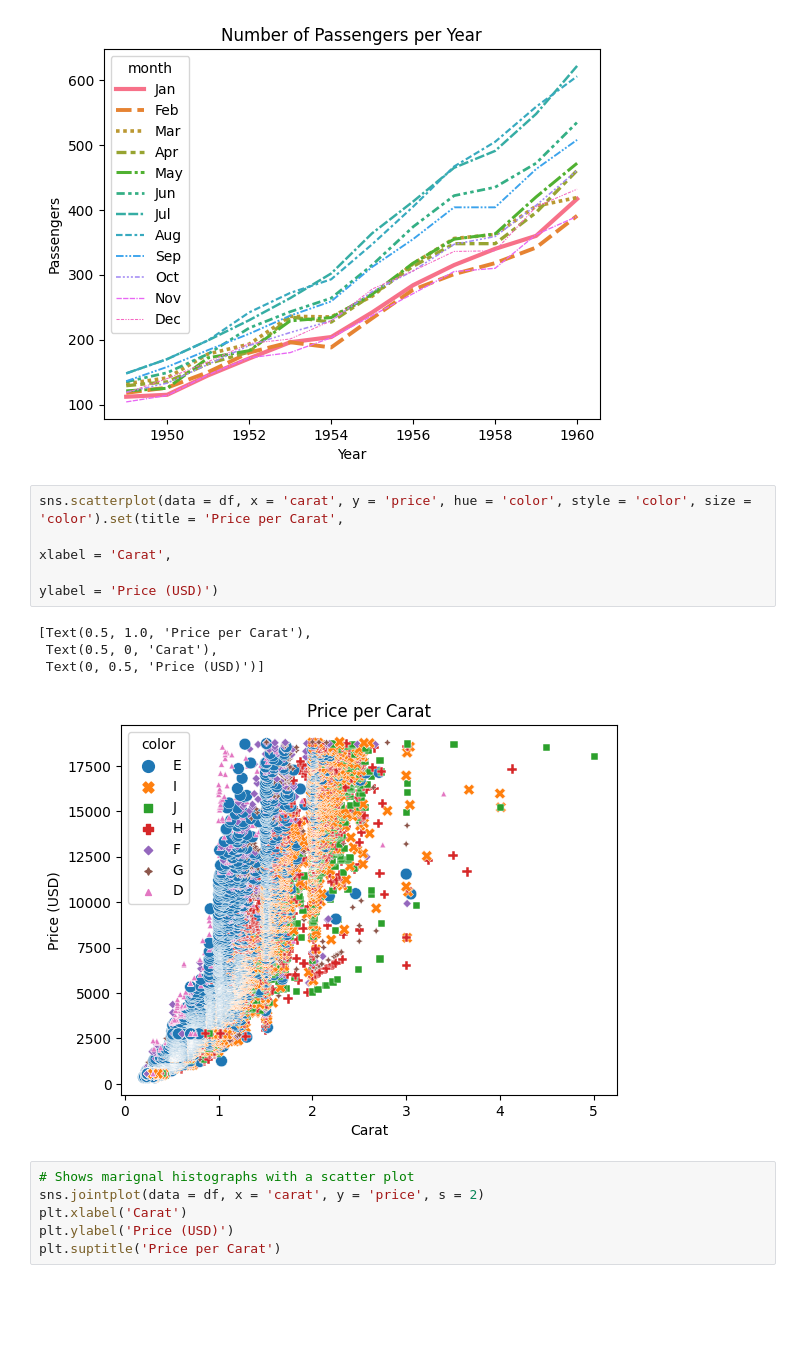
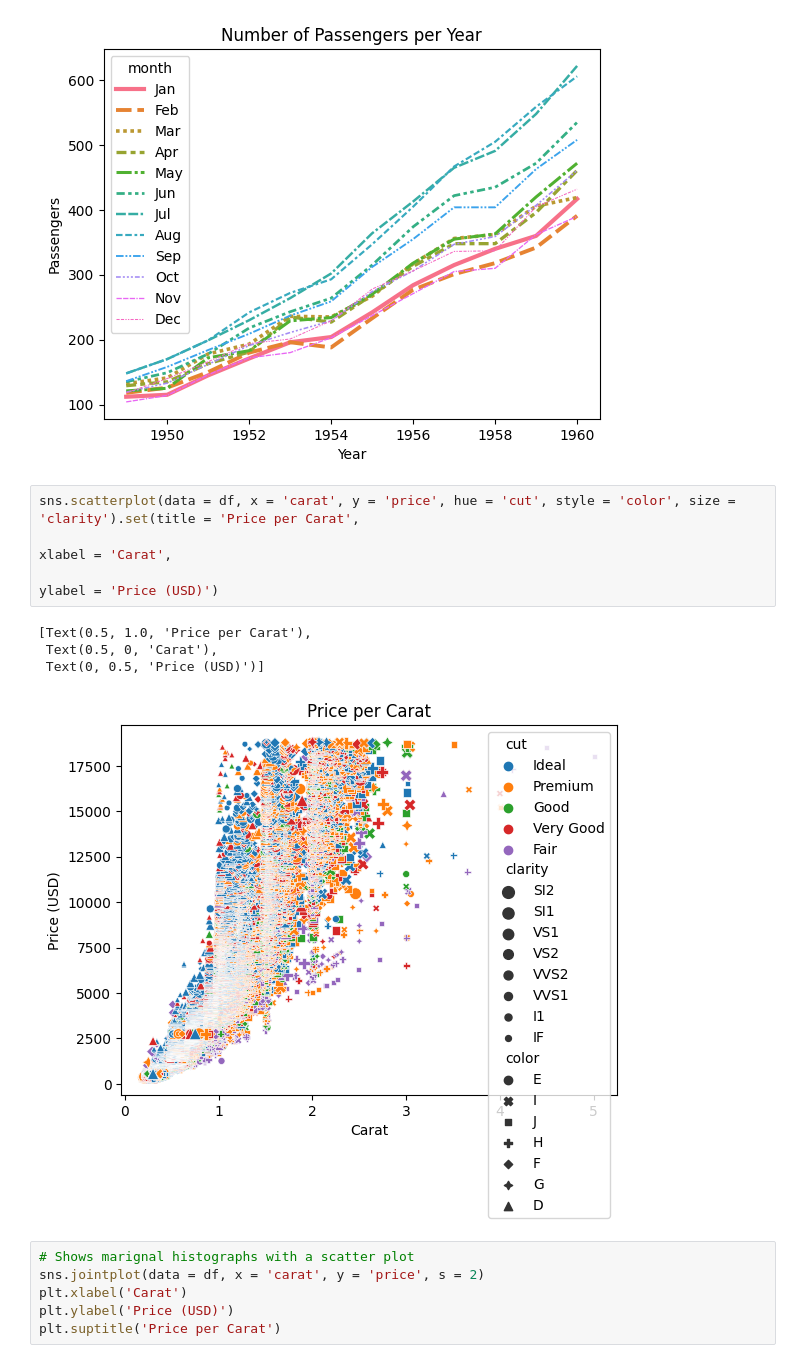
Before and after one commit to adriang1003/AM170B, a Jupyter notebook: Lectures/L2/Data Visualization and Pandas Bootcamp.ipynb, the cells around one changed output. Drawn from its saved outputs; the diff is of its cells as text; blank space fills up the shorter version.

Commit message:
Final draft of 'Data Visualization and Pandas Bootcamp' presentation

```diff
--- a/Lectures/L2/Data Visualization and Pandas Bootcamp.ipynb
+++ b/Lectures/L2/Data Visualization and Pandas Bootcamp.ipynb
@@ -682,14 +735,14 @@ sns.lineplot(data = flights, x = 'year', y = 'passengers', hue = 'month', style
  Text(0, 0.5, 'Passengers')]
 [figure]
 # %%
-sns.scatterplot(data = df, x = 'carat', y = 'price', hue = 'color', style = 'color', size = 'color').set(title = 'Price per Carat',
+sns.scatterplot(data = df, x = 'carat', y = 'price', hue = 'cut', style = 'color', size = 'clarity').set(title = 'Price per Carat',
                                                                                                          xlabel = 'Carat',
                                                                                                          ylabel = 'Price (USD)')
 # %% [output]
 [Text(0.5, 1.0, 'Price per Carat'),
  Text(0.5, 0, 'Carat'),
  Text(0, 0.5, 'Price (USD)')]
-[figure, old version]
+[figure, new version]
 # %%
 # Shows marignal histographs with a scatter plot
 sns.jointplot(data = df, x = 'carat', y = 'price', s = 2)
```
Also changed, not shown: parts of 26 cells of this notebook, 1 other file.
